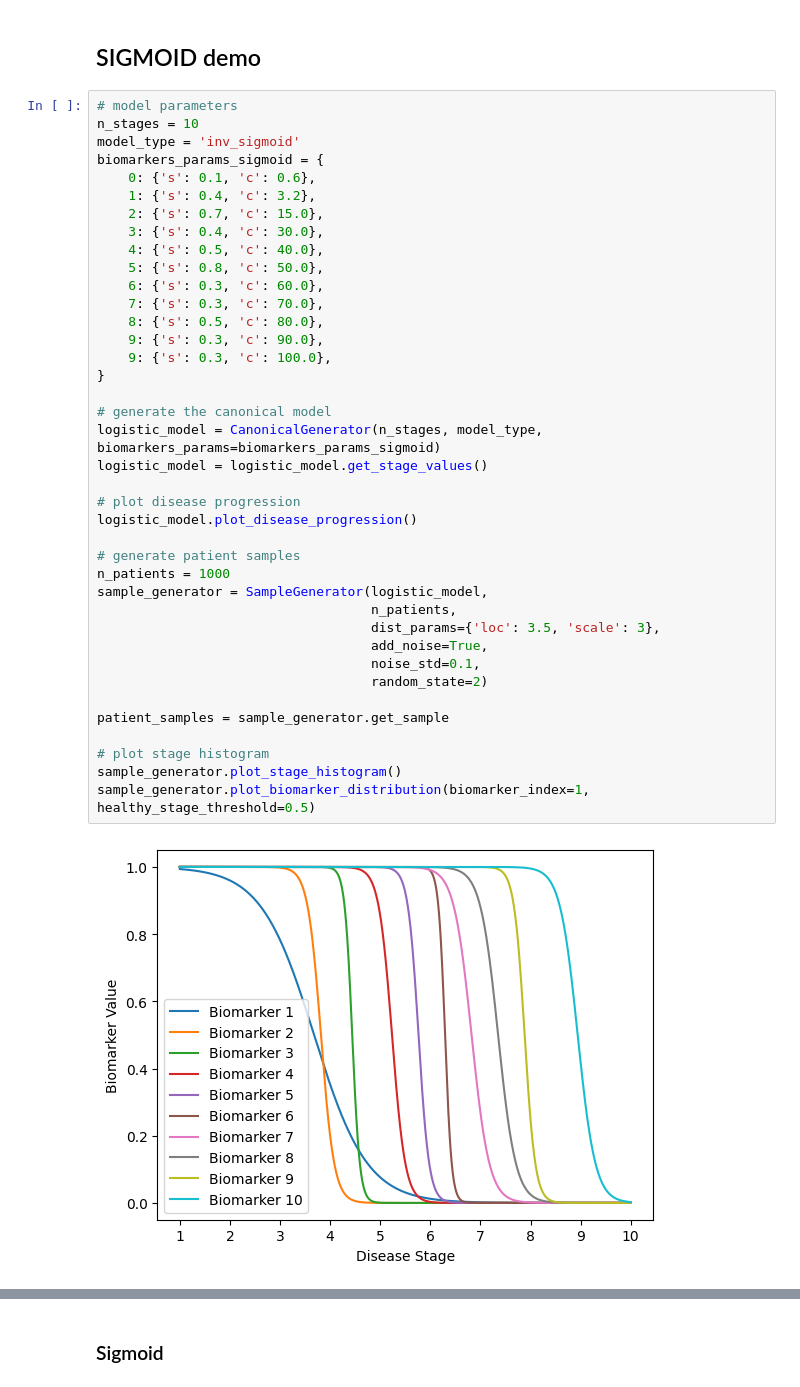
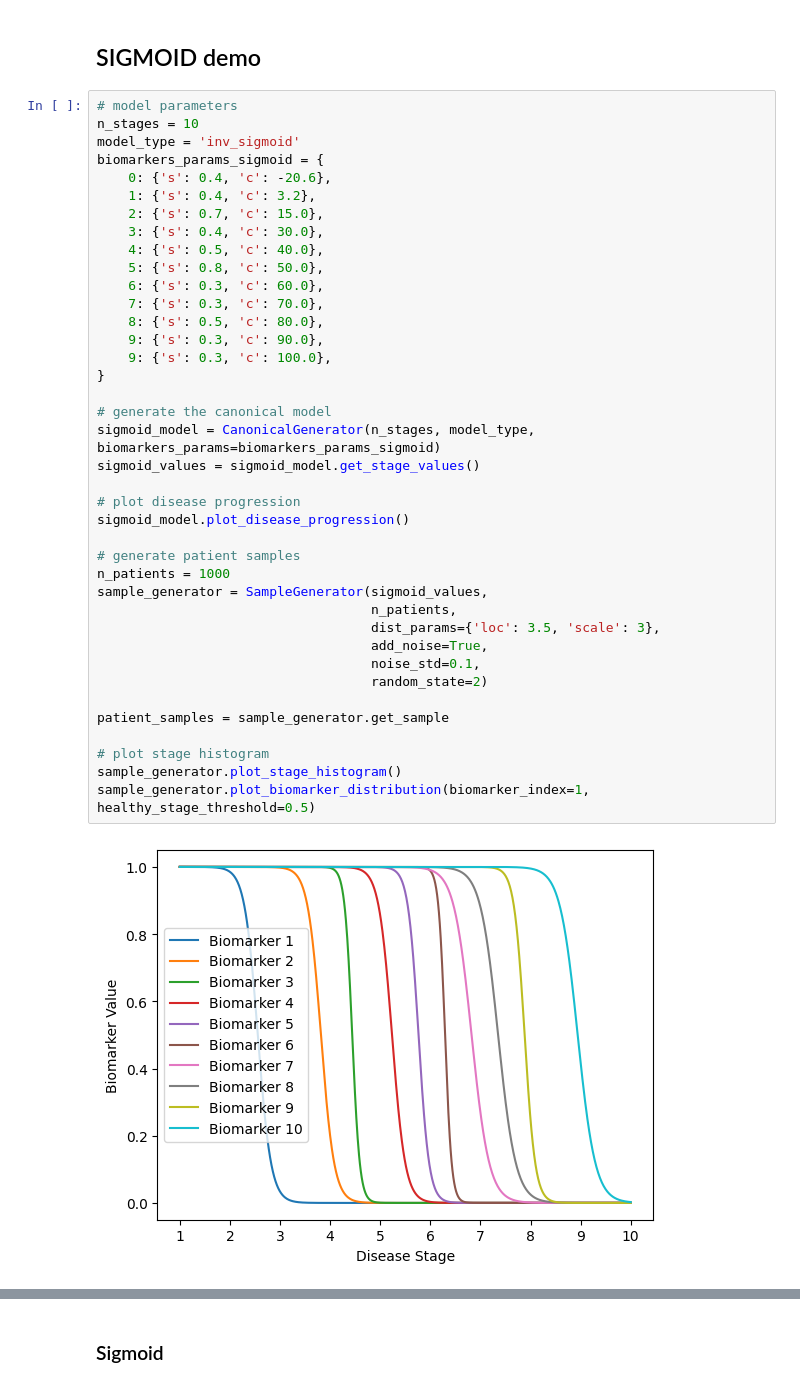
Before and after one commit to LAMCIG/Progression_models_simulations, a Jupyter notebook: notebooks/8-progression_model_simulator.ipynb, the cells around one changed output, grey strips where cells are left out. Drawn from its saved outputs; the diff is of its cells as text.

```diff
--- a/notebooks/8-progression_model_simulator.ipynb
+++ b/notebooks/8-progression_model_simulator.ipynb
@@ -26,39 +30,39 @@ from simulation_class.EBMAnalyzer import EBMAnalyzer
 n_stages = 10
 model_type = 'inv_sigmoid'
 biomarkers_params_sigmoid = {
-    0: {'s': 0.1, 'c': 0.6},
+    0: {'s': 0.4, 'c': -20.6},
     1: {'s': 0.4, 'c': 3.2},
     2: {'s': 0.7, 'c': 15.0},
     3: {'s': 0.4, 'c': 30.0},
     4: {'s': 0.5, 'c': 40.0},
     5: {'s': 0.8, 'c': 50.0},
     6: {'s': 0.3, 'c': 60.0},
     7: {'s': 0.3, 'c': 70.0},
     8: {'s': 0.5, 'c': 80.0},
     9: {'s': 0.3, 'c': 90.0},
     9: {'s': 0.3, 'c': 100.0},
 }
 
 # generate the canonical model
-logistic_model = CanonicalGenerator(n_stages, model_type, biomarkers_params=biomarkers_params_sigmoid)
-logistic_model = logistic_model.get_stage_values()
+sigmoid_model = CanonicalGenerator(n_stages, model_type, biomarkers_params=biomarkers_params_sigmoid)
+sigmoid_values = sigmoid_model.get_stage_values()
 
 # plot disease progression
-logistic_model.plot_disease_progression()
+sigmoid_model.plot_disease_progression()
 
 # generate patient samples
 n_patients = 1000
-sample_generator = SampleGenerator(logistic_model,
+sample_generator = SampleGenerator(sigmoid_values,
                                    n_patients,
                                    dist_params={'loc': 3.5, 'scale': 3},
                                    add_noise=True,
                                    noise_std=0.1,
                                    random_state=2)
 
 patient_samples = sample_generator.get_sample
 
 # plot stage histogram
 sample_generator.plot_stage_histogram()
 sample_generator.plot_biomarker_distribution(biomarker_index=1, healthy_stage_threshold=0.5)
 # %% [output]
-[figure, old version]
+[figure, new version]
```
Also changed, not shown: parts of 9 cells of this notebook, 3 other files.
